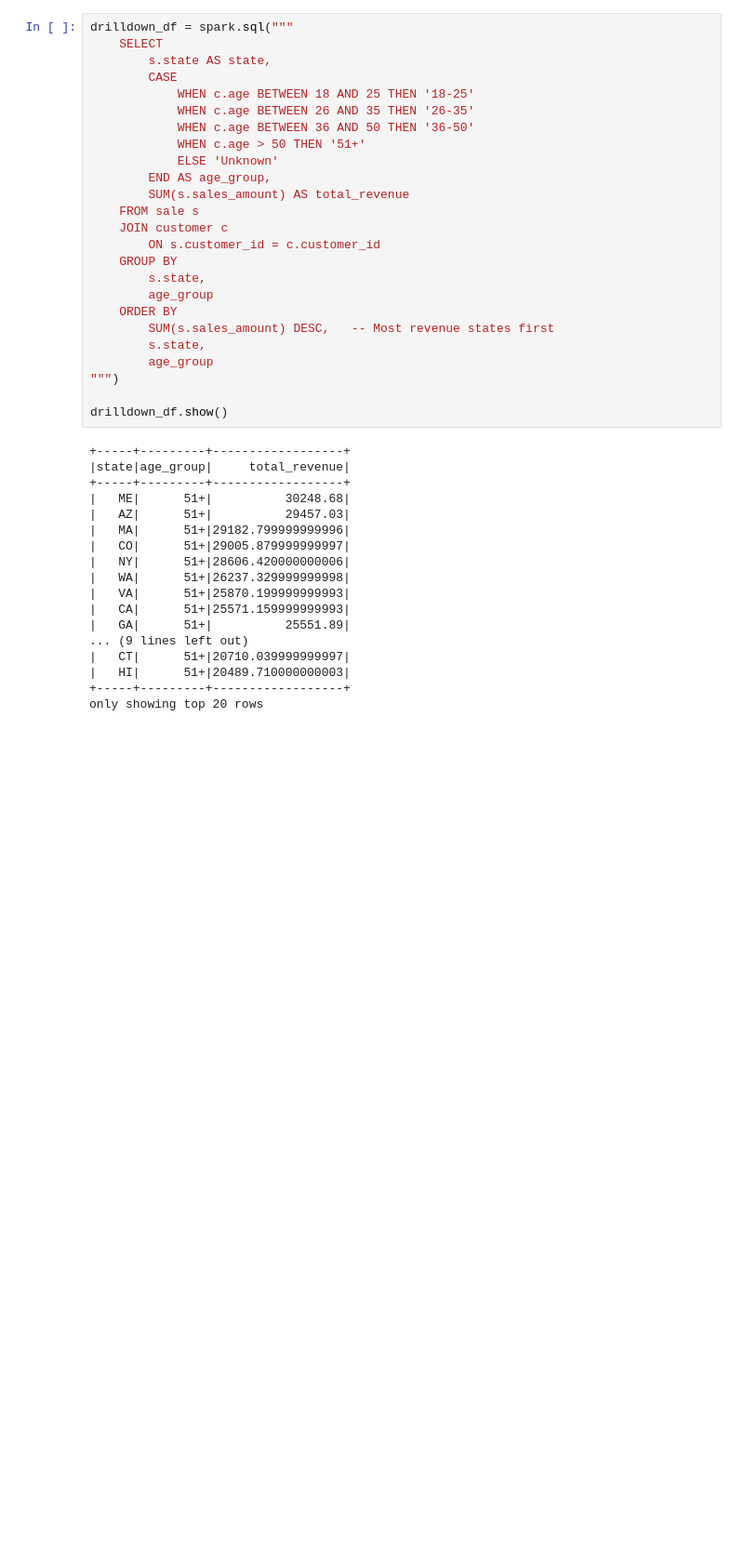
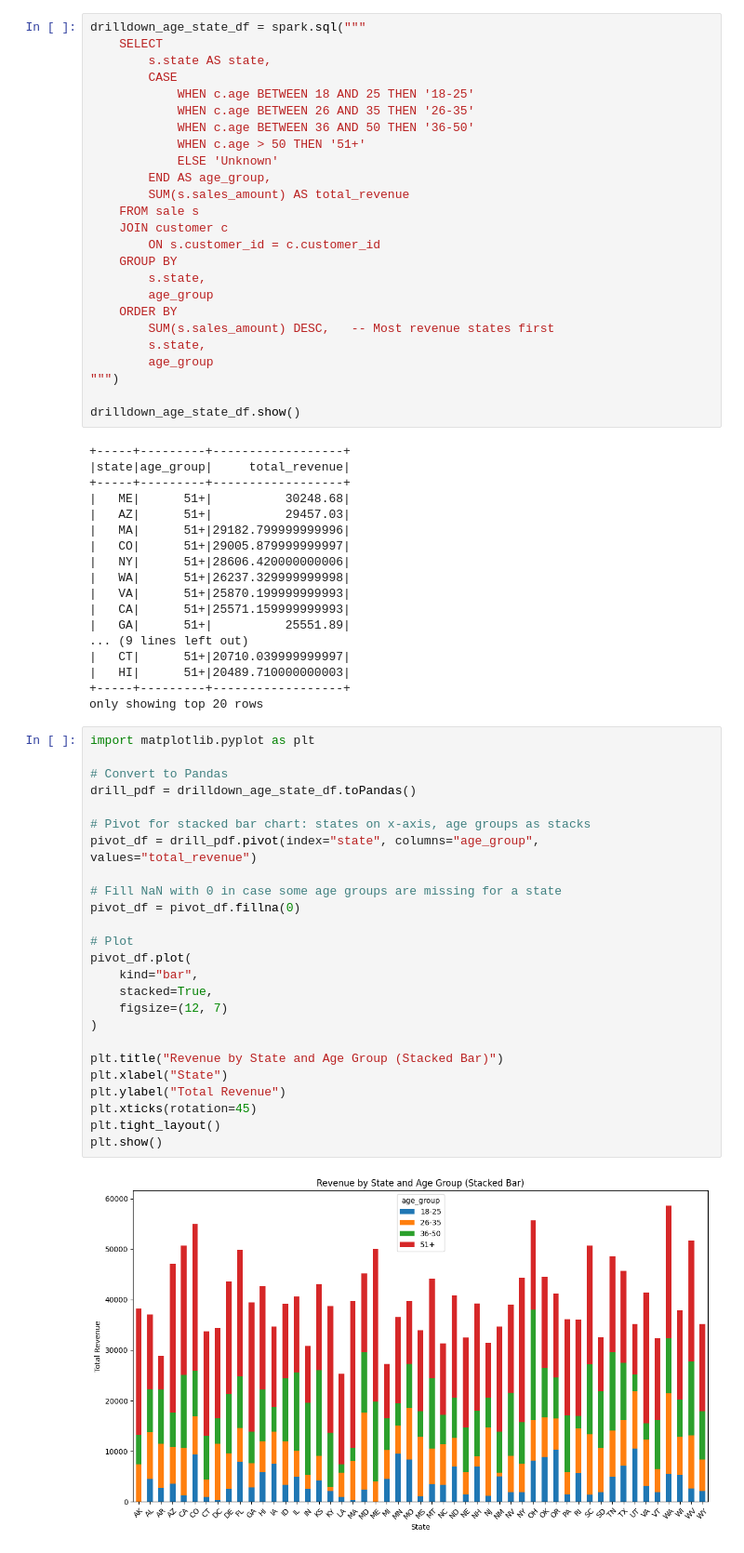
Before and after one commit to sydsailors/smart-store-sydney, a Jupyter notebook: custom/P7_Custom_BI.ipynb, the cells around one changed output. Shown: that part at 93% size. Saved outputs shown, nothing was run; the diff lists cells and outputs as text; blank space fills up the shorter version.

```diff
--- a/custom/P7_Custom_BI.ipynb
+++ b/custom/P7_Custom_BI.ipynb
@@ -204,5 +250,5 @@ print(dice_df.head(20))
 # %%
-drilldown_df = spark.sql("""
+drilldown_age_state_df = spark.sql("""
     SELECT
         s.state AS state,
         CASE
@@ -225,7 +271,7 @@ drilldown_df = spark.sql("""
         age_group
 """)
 
-drilldown_df.show()
+drilldown_age_state_df.show()
 # %% [output]
 +-----+---------+------------------+
 |state|age_group|     total_revenue|
@@ -244,4 +290,31 @@ drilldown_df.show()
 |   HI|      51+|20489.710000000003|
 +-----+---------+------------------+
 only showing top 20 rows
+# %%
+import matplotlib.pyplot as plt
+
+# Convert to Pandas
+drill_pdf = drilldown_age_state_df.toPandas()
+
+# Pivot for stacked bar chart: states on x-axis, age groups as stacks
+pivot_df = drill_pdf.pivot(index="state", columns="age_group", values="total_revenue")
+
+# Fill NaN with 0 in case some age groups are missing for a state
+pivot_df = pivot_df.fillna(0)
+
+# Plot
+pivot_df.plot(
+    kind="bar",
+    stacked=True,
+    figsize=(12, 7)
+)
+
+plt.title("Revenue by State and Age Group (Stacked Bar)")
+plt.xlabel("State")
+plt.ylabel("Total Revenue")
+plt.xticks(rotation=45)
+plt.tight_layout()
+plt.show()
+# %% [output]
+[figure, added]
 # %%
```
Also changed, not shown: parts of 5 cells of this notebook.
